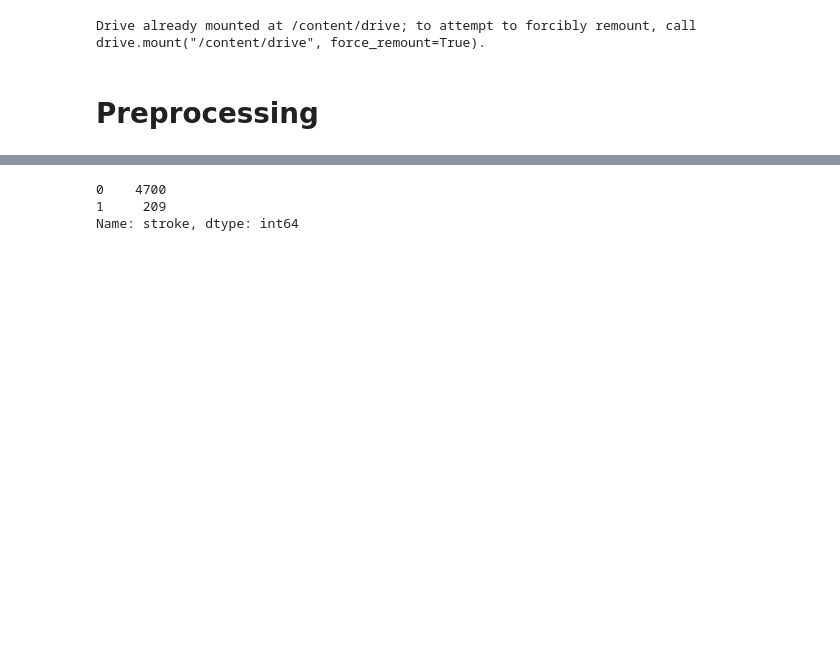
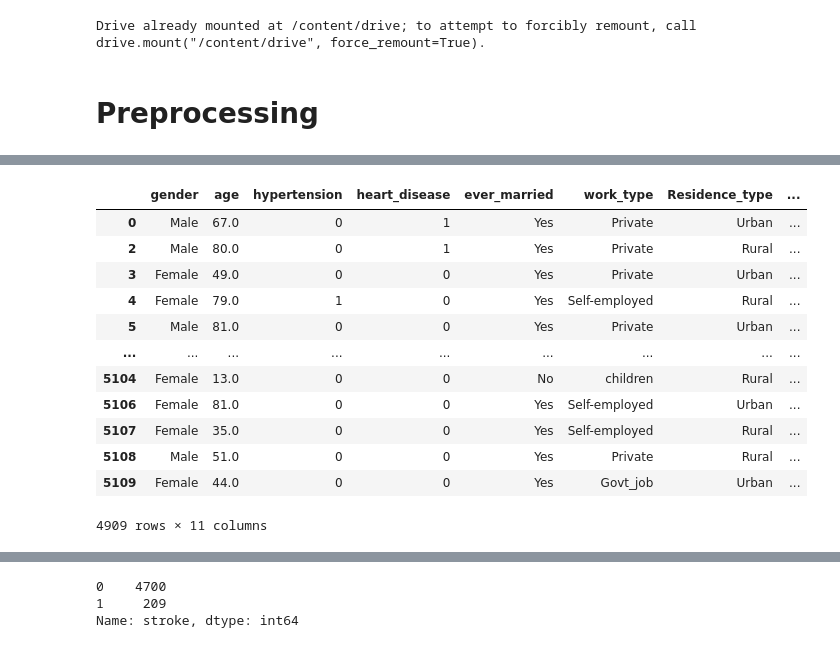
Before and after one commit to leah-apking/project4_machine_learning, a Jupyter notebook: stroke_model.ipynb, the cells around one changed output, grey strips where cells are left out. Drawn from its saved outputs; the diff is of its cells as text; code cells hidden in the pictures; blank space fills up the shorter version.

```diff
--- a/stroke_model.ipynb
+++ b/stroke_model.ipynb
@@ -23,0 +51,14 @@ stroke_data_df.head()
+# %%
+# Import packages
+from pyspark.sql import SparkSession
+import time
+
+# Create a SparkSession
+spark = SparkSession.builder.appName("SparkSQL").getOrCreate()
+# %%
+# Read in the healthcare-dataset-stroke-data.csv via AWS into Spark DataFrame
+from pyspark import SparkFiles
+url = "https://project4-06052023.s3.us-east-2.amazonaws.com/healthcare-dataset-stroke-data.csv"
+spark.sparkContext.addFile(url)
+stroke_data = spark.read.csv(SparkFiles.get("healthcare-dataset-stroke-data.csv"), sep=",", header=True, inferSchema=True)
+stroke_data.show()
@@ -31,3 +95,6 @@ Drive already mounted at /content/drive; to attempt to forcibly remount, call dr
+# %%
+# Convert Spark dataframe to Pandas df
+stroke_data_df = stroke_data.toPandas()
 # %%
 # Drop the non-beneficial ID column.
 stroke_df = stroke_data_df.drop(columns={'id'})
@@ -33,0 +121,4 @@ stroke_df = stroke_data_df.drop(columns={'id'})
+# %%
+# Convert 'bmi' to float (Note: 'coerce' converts 'N/A' values to NaN)
+stroke_df['bmi'] = pd.to_numeric(stroke_df['bmi'], errors ='coerce')
+stroke_df.info()
@@ -34,6 +144,21 @@ stroke_df = stroke_data_df.drop(columns={'id'})
 # %%
 # Drop rows containing NaN
 stroke_df = stroke_df.dropna()
+stroke_df
+# %% [output]
+|  | gender | age | hypertension | heart_disease | ever_married | work_type | Residence_type | ... |
+| 0 | Male | 67.0 | 0 | 1 | Yes | Private | Urban | ... |
+| 2 | Male | 80.0 | 0 | 1 | Yes | Private | Rural | ... |
+| 3 | Female | 49.0 | 0 | 0 | Yes | Private | Urban | ... |
+| 4 | Female | 79.0 | 1 | 0 | Yes | Self-employed | Rural | ... |
+| 5 | Male | 81.0 | 0 | 0 | Yes | Private | Urban | ... |
+| ... | ... | ... | ... | ... | ... | ... | ... | ... |
+| 5104 | Female | 13.0 | 0 | 0 | No | children | Rural | ... |
+| 5106 | Female | 81.0 | 0 | 0 | Yes | Self-employed | Urban | ... |
+| 5107 | Female | 35.0 | 0 | 0 | Yes | Self-employed | Rural | ... |
+| 5108 | Male | 51.0 | 0 | 0 | Yes | Private | Rural | ... |
+| 5109 | Female | 44.0 | 0 | 0 | Yes | Govt_job | Urban | ... |
+4909 rows × 11 columns
 # %%
 # Convert categorical data to numeric with `pd.get_dummies`
 encoded_stroke_data = pd.get_dummies(stroke_df)
```
Also changed, not shown: parts of 38 cells of this notebook, 2 other files.
